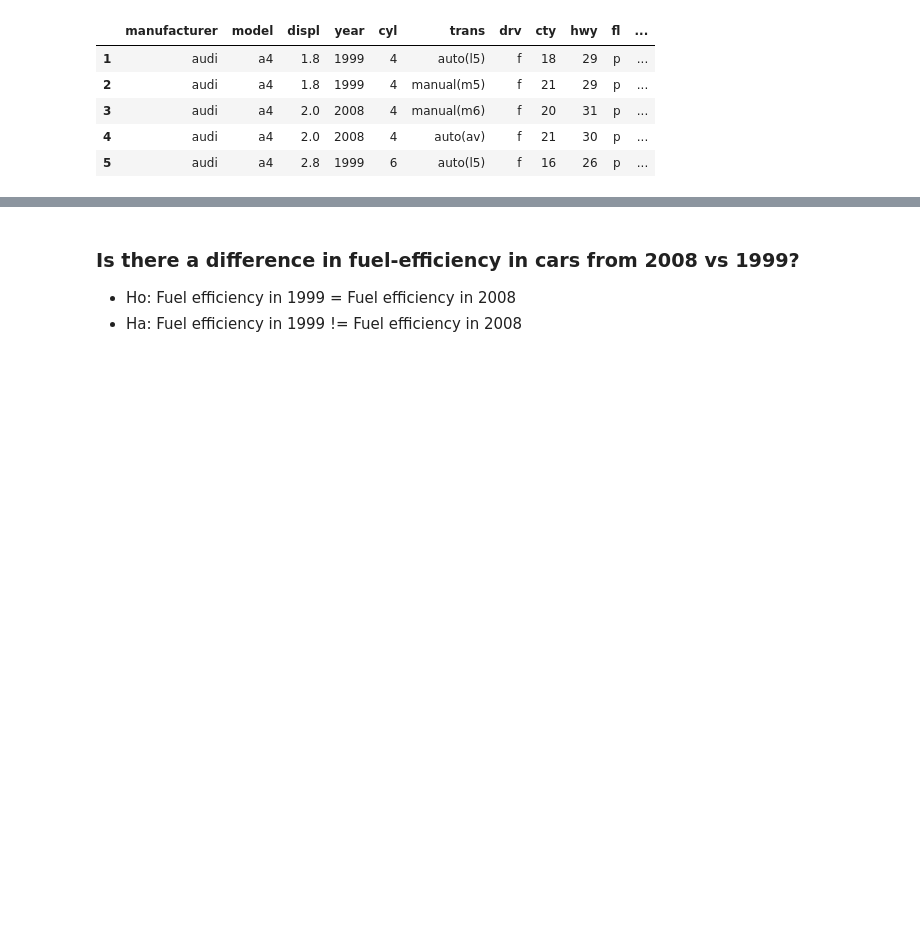
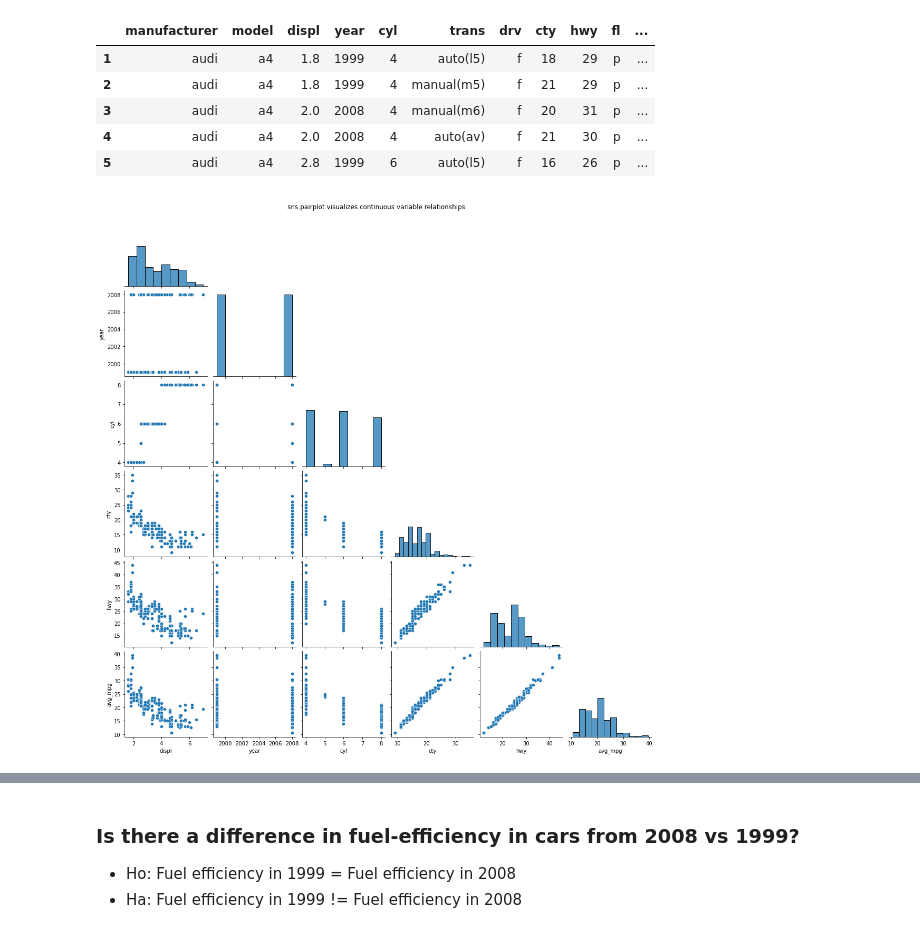
Before and after one commit to jeffakins/statistics_exercises, a Jupyter notebook: hypothesis_testing.ipynb, the cells around one changed output, grey strips where cells are left out. Saved outputs shown, nothing was run; the diff lists cells and outputs as text; code cells hidden in the pictures; blank space fills up the shorter version.

```diff
--- a/hypothesis_testing.ipynb
+++ b/hypothesis_testing.ipynb
@@ -104,3 +104,9 @@ mpg.head()
 | 3 | audi | a4 | 2.0 | 2008 | 4 | manual(m6) | f | 20 | 31 | p | ... |
 | 4 | audi | a4 | 2.0 | 2008 | 4 | auto(av) | f | 21 | 30 | p | ... |
 | 5 | audi | a4 | 2.8 | 1999 | 6 | auto(l5) | f | 16 | 26 | p | ... |
+# %%
+sns.pairplot(mpg, corner=True)
+plt.suptitle("sns.pairplot visualizes continuous variable relationships")
+plt.show()
+# %% [output]
+[figure, added]
```
Also changed, not shown: parts of 1 cell of this notebook.
